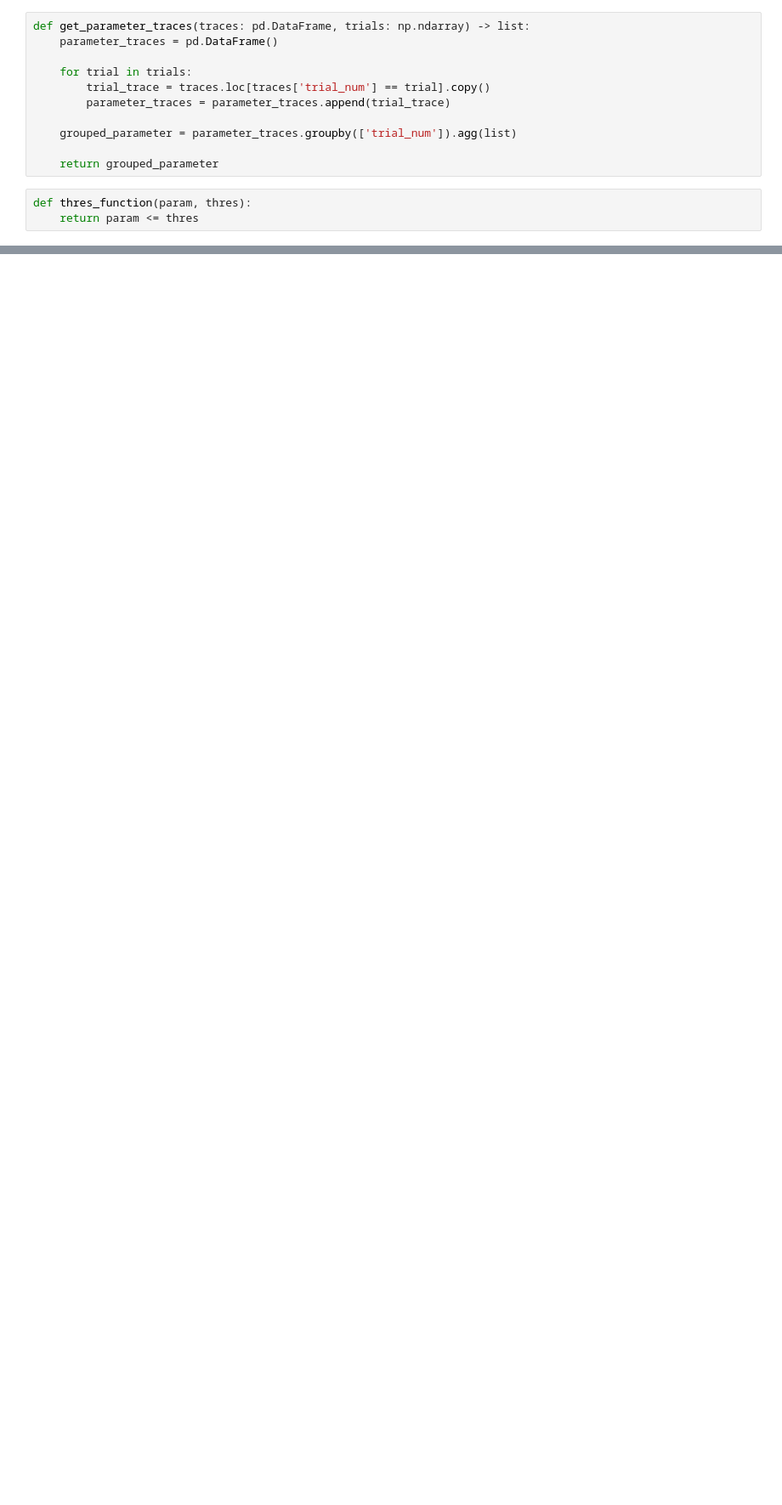
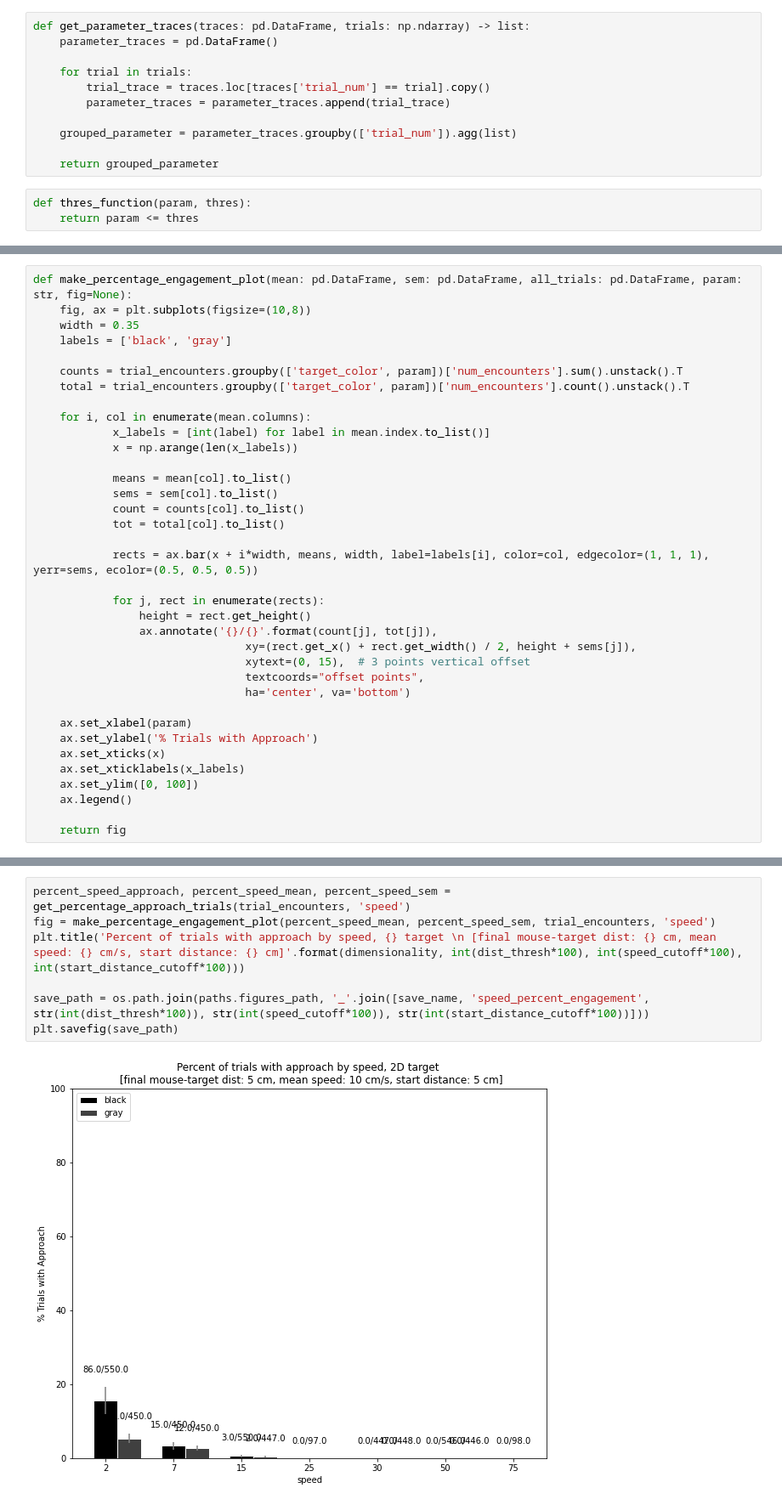
Before and after one commit to drguggiana/prey_capture, a Jupyter notebook: snakemake_scripts/notebooks/Vis_VScreens.ipynb, the cells around one changed output, grey strips where cells are left out. Shown at 85% size. Drawn from its saved outputs; the diff is of its cells as text; blank space fills up the shorter version.

```diff
--- a/snakemake_scripts/notebooks/Vis_VScreens.ipynb
+++ b/snakemake_scripts/notebooks/Vis_VScreens.ipynb
@@ -262,0 +381,36 @@ for index, row in grouped_parameter.iterrows():
+# %%
+def make_percentage_engagement_plot(mean: pd.DataFrame, sem: pd.DataFrame, all_trials: pd.DataFrame, param: str, fig=None):
+    fig, ax = plt.subplots(figsize=(10,8))
+    width = 0.35
+    labels = ['black', 'gray']
+
+    counts = trial_encounters.groupby(['target_color', param])['num_encounters'].sum().unstack().T
+    total = trial_encounters.groupby(['target_color', param])['num_encounters'].count().unstack().T
+
+    for i, col in enumerate(mean.columns):
+            x_labels = [int(label) for label in mean.index.to_list()]
+            x = np.arange(len(x_labels))
+
+            means = mean[col].to_list()
+            sems = sem[col].to_list()
+            count = counts[col].to_list()
+            tot = total[col].to_list()
+
+            rects = ax.bar(x + i*width, means, width, label=labels[i], color=col, edgecolor=(1, 1, 1), yerr=sems, ecolor=(0.5, 0.5, 0.5))
+
+            for j, rect in enumerate(rects):
+                height = rect.get_height()
+                ax.annotate('{}/{}'.format(count[j], tot[j]),
+                                xy=(rect.get_x() + rect.get_width() / 2, height + sems[j]),
+                                xytext=(0, 15),  # 3 points vertical offset
+                                textcoords="offset points",
+                                ha='center', va='bottom')
+
+    ax.set_xlabel(param)
+    ax.set_ylabel('% Trials with Approach')
+    ax.set_xticks(x)
+    ax.set_xticklabels(x_labels)
+    ax.set_ylim([0, 100])
+    ax.legend()
+
+    return fig
@@ -262,0 +461,9 @@ for index, row in grouped_parameter.iterrows():
+# %%
+percent_speed_approach, percent_speed_mean, percent_speed_sem = get_percentage_approach_trials(trial_encounters, 'speed')
+fig = make_percentage_engagement_plot(percent_speed_mean, percent_speed_sem, trial_encounters, 'speed')
+plt.title('Percent of trials with approach by speed, {} target \n [final mouse-target dist: {} cm, mean speed: {} cm/s, start distance: {} cm]'.format(dimensionality, int(dist_thresh*100), int(speed_cutoff*100), int(start_distance_cutoff*100)))
+
+save_path = os.path.join(paths.figures_path, '_'.join([save_name, 'speed_percent_engagement', str(int(dist_thresh*100)), str(int(speed_cutoff*100)), str(int(start_distance_cutoff*100))]))
+plt.savefig(save_path)
+# %% [output]
+[figure, added]
```
Also changed, not shown: parts of 28 cells of this notebook, 1 other file.
